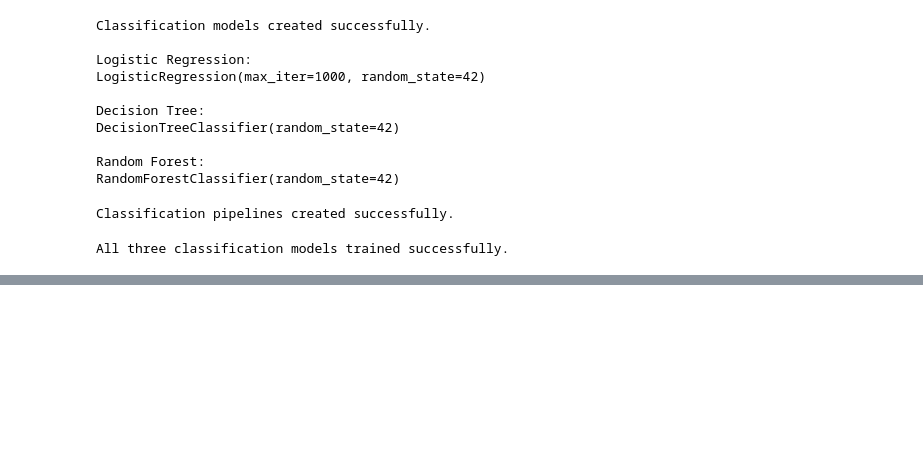
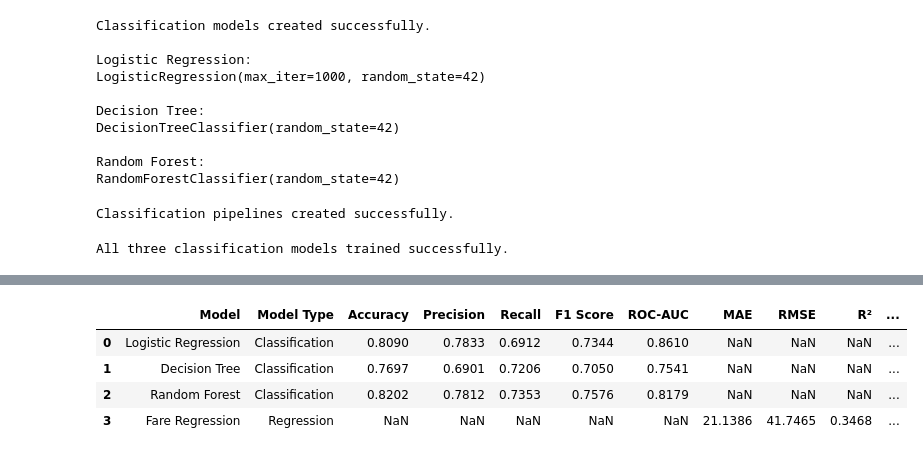
Before and after one commit to sirikidevicharanteja-123/zepto-data-ai-capstone, a Jupyter notebook: analytics/02_modeling.ipynb, the cells around one changed output, grey strips where cells are left out. Saved outputs shown, nothing was run; the diff lists cells and outputs as text; code cells hidden in the pictures; blank space fills up the shorter version.

```diff
--- a/analytics/02_modeling.ipynb
+++ b/analytics/02_modeling.ipynb
@@ -779,0 +1147,45 @@ The baseline Logistic Regression model achieved a precision of 0.7931, recall of
+# %%
+# ============================================================
+# FINAL MODEL COMPARISON
+# ============================================================
+
+# Copy the classifier results
+final_classifiers = classifier_comparison.copy()
+
+# Add regression results as a separate row
+regression_row = pd.DataFrame({
+    "Model": ["Fare Regression"],
+    "Accuracy": [np.nan],
+    "Precision": [np.nan],
+    "Recall": [np.nan],
+    "F1 Score": [np.nan],
+    "ROC-AUC": [np.nan]
+})
+
+final_classifiers = pd.concat(
+    [final_classifiers, regression_row],
+    ignore_index=True
+)
+
+# Add model type
+final_classifiers.insert(
+    1,
+    "Model Type",
+    ["Classification", "Classification", "Classification", "Regression"]
+)
+
+# Add regression metrics
+final_classifiers["MAE"] = [np.nan, np.nan, np.nan, mae]
+final_classifiers["RMSE"] = [np.nan, np.nan, np.nan, rmse]
+final_classifiers["R²"] = [np.nan, np.nan, np.nan, r2]
+final_classifiers["Adjusted R²"] = [
+    np.nan, np.nan, np.nan, adjusted_r2
+]
+
+display(final_classifiers.round(4))
+# %% [output]
+|  | Model | Model Type | Accuracy | Precision | Recall | F1 Score | ROC-AUC | MAE | RMSE | R² | ... |
+| 0 | Logistic Regression | Classification | 0.8090 | 0.7833 | 0.6912 | 0.7344 | 0.8610 | NaN | NaN | NaN | ... |
+| 1 | Decision Tree | Classification | 0.7697 | 0.6901 | 0.7206 | 0.7050 | 0.7541 | NaN | NaN | NaN | ... |
+| 2 | Random Forest | Classification | 0.8202 | 0.7812 | 0.7353 | 0.7576 | 0.8179 | NaN | NaN | NaN | ... |
+| 3 | Fare Regression | Regression | NaN | NaN | NaN | NaN | NaN | 21.1386 | 41.7465 | 0.3468 | ... |
```
Also changed, not shown: parts of 42 cells of this notebook, 4 other files.
